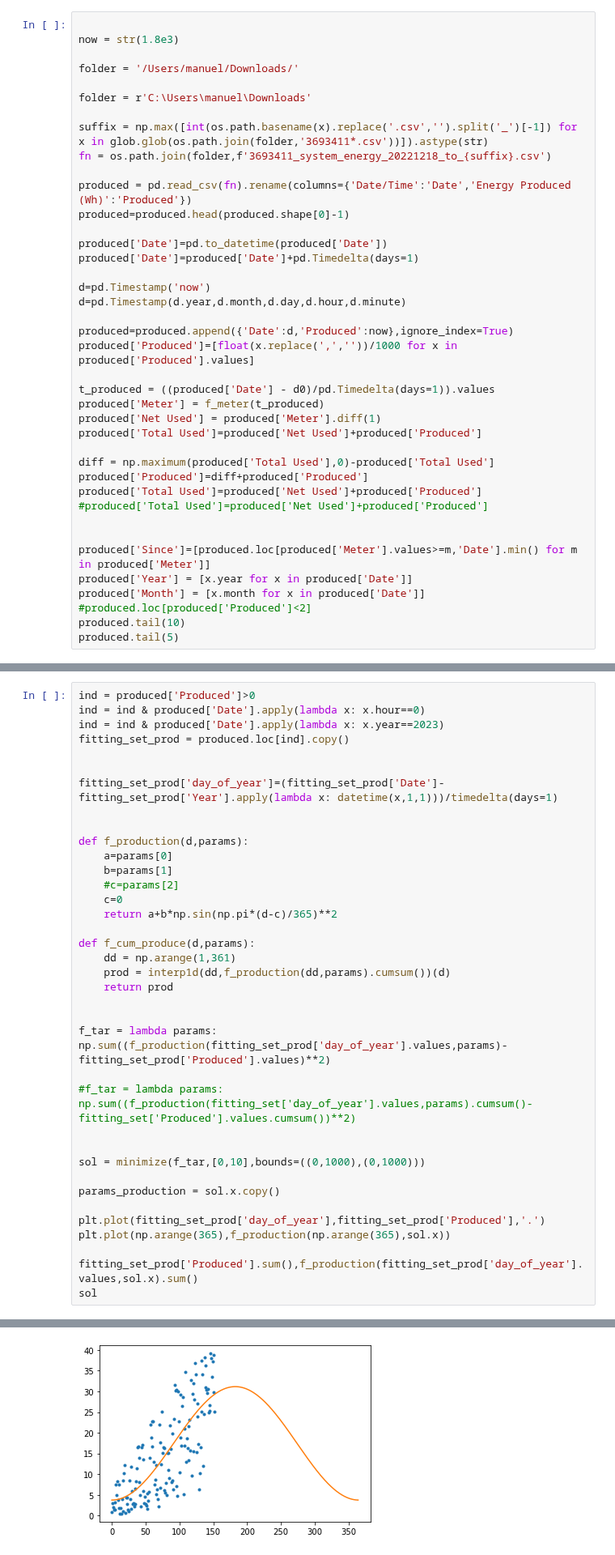
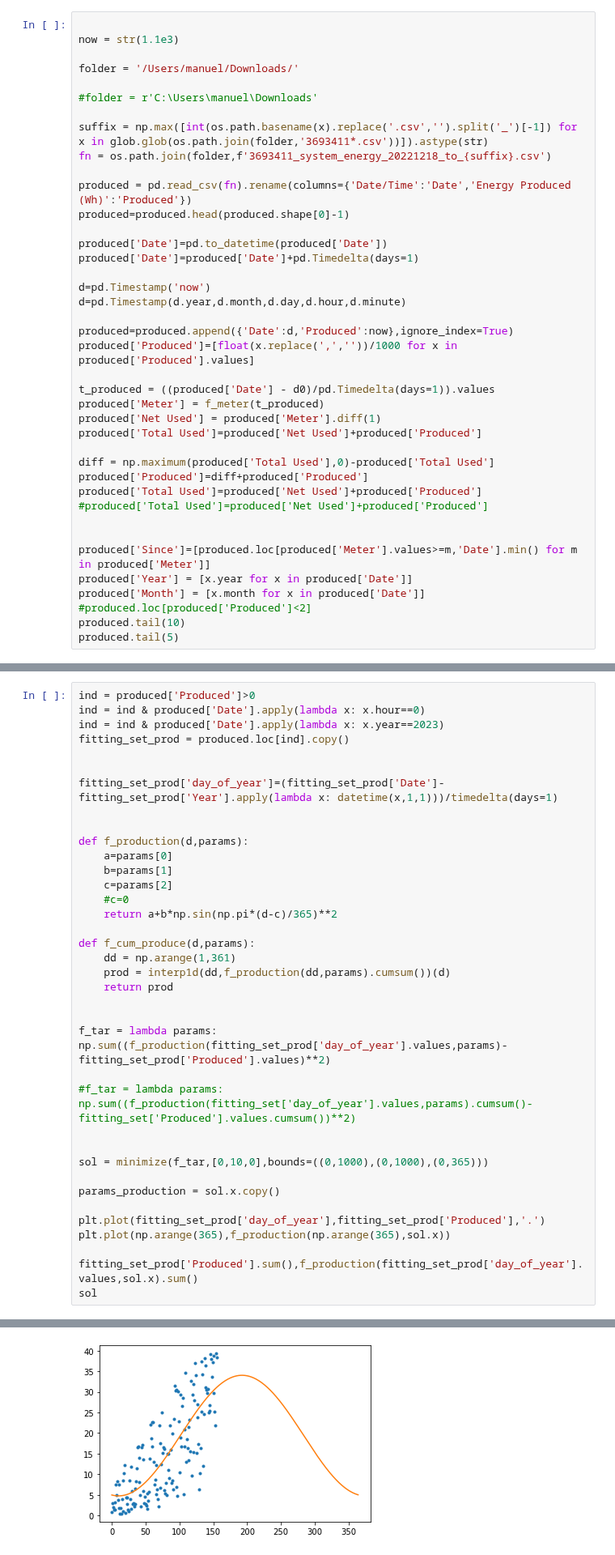
Before and after one commit to tchnvkng/python_notebooks, a Jupyter notebook: stroom.ipynb, the cells around one changed output, grey strips where cells are left out. Shown at 81% size. Saved outputs shown, nothing was run; the diff lists cells and outputs as text.

```diff
--- a/stroom.ipynb
+++ b/stroom.ipynb
@@ -46,10 +55,10 @@ not in the mac
 # %%
 
-now = str(1.8e3)
+now = str(1.1e3)
 
 folder = '/Users/manuel/Downloads/'
 
-folder = r'C:\Users\manuel\Downloads'
+#folder = r'C:\Users\manuel\Downloads'
 
 suffix = np.max([int(os.path.basename(x).replace('.csv','').split('_')[-1]) for x in glob.glob(os.path.join(folder,'3693411*.csv'))]).astype(str)
 fn = os.path.join(folder,f'3693411_system_energy_20221218_to_{suffix}.csv')
@@ -114,8 +123,8 @@ fitting_set_prod['day_of_year']=(fitting_set_prod['Date']-fitting_set_prod['Year
 def f_production(d,params):
     a=params[0]
     b=params[1]
-    #c=params[2]
-    c=0
+    c=params[2]
+    #c=0
     return a+b*np.sin(np.pi*(d-c)/365)**2
 
 def f_cum_produce(d,params):
@@ -129,7 +138,7 @@ f_tar = lambda params: np.sum((f_production(fitting_set_prod['day_of_year'].valu
 #f_tar = lambda params: np.sum((f_production(fitting_set['day_of_year'].values,params).cumsum()-fitting_set['Produced'].values.cumsum())**2)
 
 
-sol = minimize(f_tar,[0,10],bounds=((0,1000),(0,1000)))
+sol = minimize(f_tar,[0,10,0],bounds=((0,1000),(0,1000),(0,365)))
 
 params_production = sol.x.copy()
 
@@ -152,4 +161,4 @@ sol
-[figure, old version]
+[figure, new version]
 # %%
 fitting_set_use = meter[['Date','Meter']].copy()
 #ind = fitting_set['Date'].apply(lambda x:x.hour>=0)
```
Also changed, not shown: parts of 13 cells of this notebook, 1 other file.
